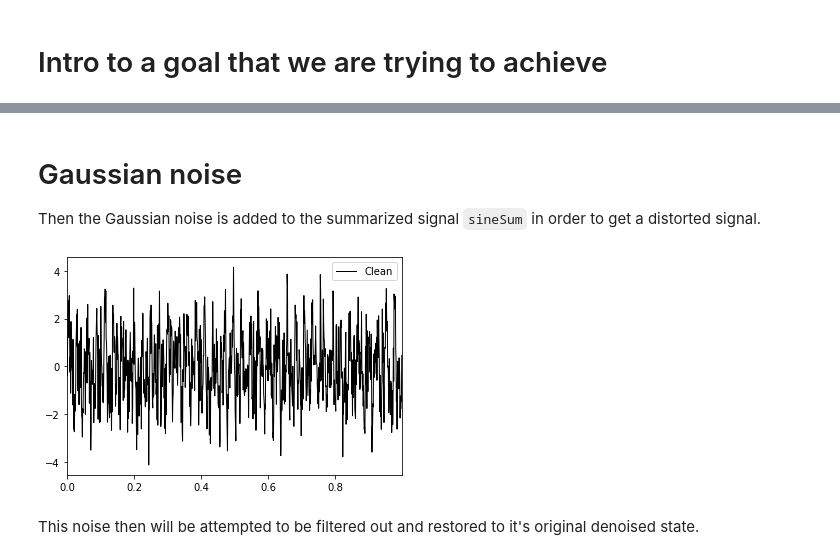
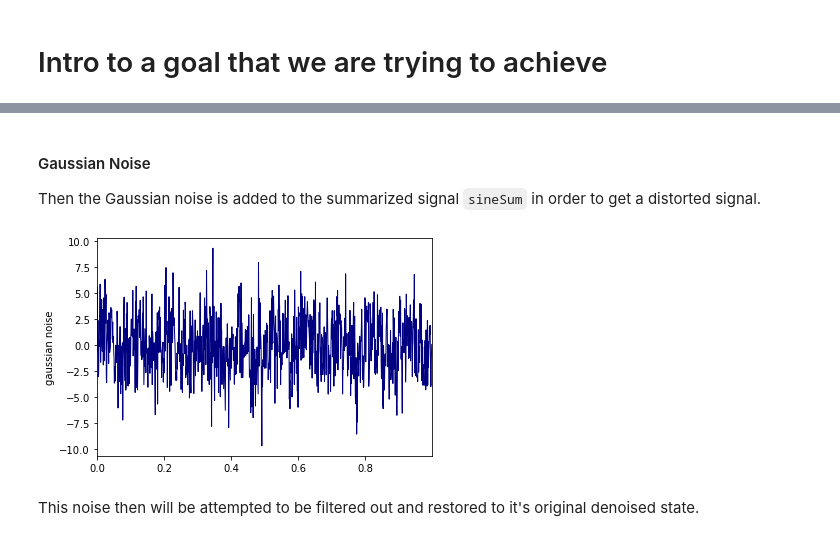
Before and after one commit to artemkozlenkov/fourier-python, a Jupyter notebook: notebooks/Fourier_Transform.ipynb, the cells around one changed output, grey strips where cells are left out. Cells and saved outputs as stored; diff of their text form; code cells hidden in the pictures.

```diff
--- a/notebooks/Fourier_Transform.ipynb
+++ b/notebooks/Fourier_Transform.ipynb
@@ -19,3 +26,6 @@ Alan Oppenheim, Signals and Systems (1996)
+# %%
+dt = 0.001
+t = np.arange(0,1, dt)
 # %% [markdown]
 # Plotting original sine waves
 
@@ -50,0 +33,3 @@ plt.show()
+# %%
+freq1 = 10
+freq2 = 50
@@ -50,0 +55,13 @@ plt.show()
+# %%
+def functFreq10():
+    return np.sin(2 * np.pi * freq1 * t), 'sin10'
+
+
+def functFreq50():
+    return np.sin(2 * np.pi * freq2 * t), 'sin50'
+
+
+def functSumClean():
+    return functFreq10()[0] + functFreq50()[0], 'sine sum'
+
+multiPlot(functFreq10(), functFreq50(), functSumClean())
@@ -51,16 +70,21 @@ plt.show()
 # %% [markdown]
-# Gaussian noise
+#### Gaussian Noise
 Then the Gaussian noise is added to the summarized signal `sineSum` in order to get a distorted signal.
 # %%
-noise = np.random.randn(len(timeInterval))
-signalNoise = sineSum + noise
+def functSumNoise():
+    f = functSumClean()[0]
+    f += 2.5 * np.random.randn(len(t))
+    return  f, 'gaussian noise'
 
-plt.plot(timeInterval, signalNoise, color='k', linewidth=1, label='Clean')
-plt.xlim(timeInterval[0], timeInterval[-1])
-plt.legend()
-plt.show()
+def singlePlot(f):
+    plt.plot(t, f[0], color='navy', linewidth=1, label=f[1], )
+    plt.xlim(t[0], t[-1])
+    plt.ylabel(f[1])
+    plt.show()
+
+singlePlot(functSumNoise())
 # %% [output]
-[figure, old version]
+[figure, new version]
 # %% [markdown]
 This noise then will be attempted to be filtered out and restored to it's original denoised state.
 # %% [markdown]
```
Also changed, not shown: parts of 11 cells of this notebook, 7 other files.
